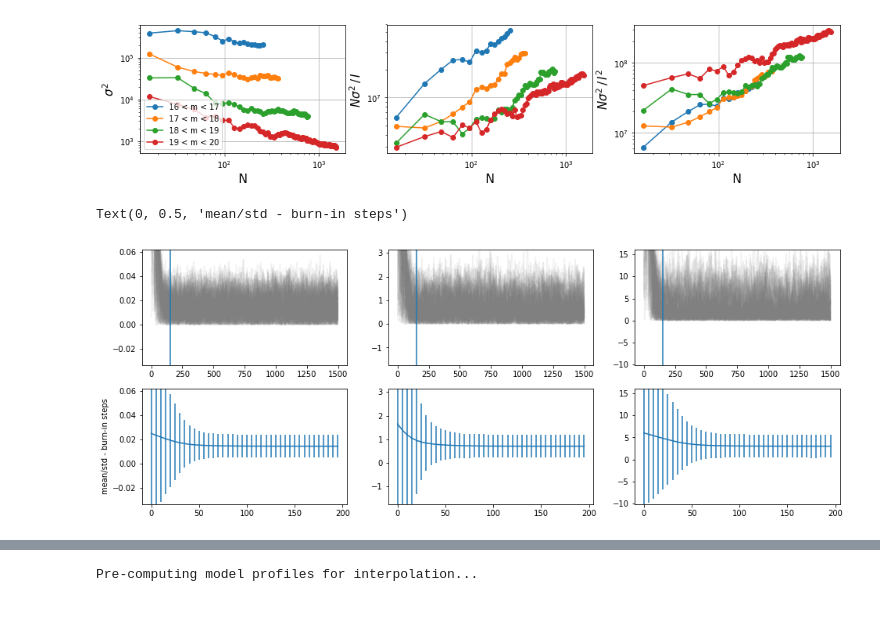
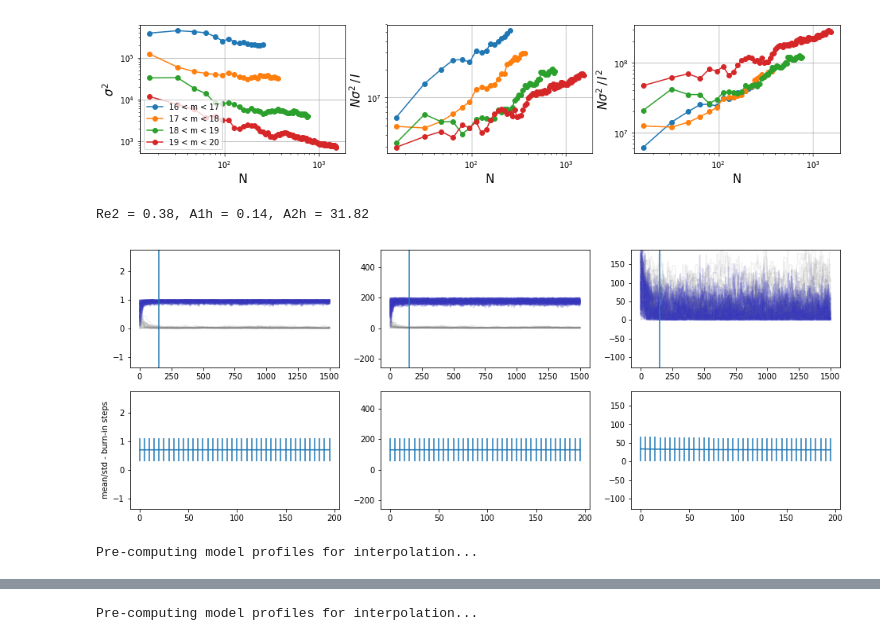
Before and after one commit to yuntingcheng/python_ciber, a Jupyter notebook: stack_modelfit/Untitled.ipynb, the cells around one changed output, grey strips where cells are left out. Cells and saved outputs as stored; diff of their text form; code cells hidden in the pictures; blank space fills up the shorter version.

```diff
--- a/stack_modelfit/Untitled.ipynb
+++ b/stack_modelfit/Untitled.ipynb
@@ -157,8 +157,8 @@ plt.savefig('/Users/ytcheng/Desktop/cov_scale.png', dpi = 150,bbox_inches='tight
 from run_fit import *
 
 inst = 1
-ifield = 7
-im = 3
+ifield = 5
+im = 0
 Npar = 3
 burn_in = 150
 
@@ -201,32 +201,44 @@ ax[0][1].axvline(burn_in)
 ax[0][2].axvline(burn_in)
 
 for ipar in range(Npar):
     m = [np.mean(flatsamps[i:,:,ipar]) for i in np.arange(0,200,5)]
     e = [np.std(flatsamps[i:,:,ipar]) for i in np.arange(0,200,5)]
     ax[1][ipar].errorbar(np.arange(0,200,5), m, e)
     ax[0][ipar].set_ylim([m[-1]-5*e[-1], m[-1]+5*e[-1]])
     ax[1][ipar].set_ylim([m[-1]-5*e[-1], m[-1]+5*e[-1]])
 
 ax[1][0].set_ylabel('mean/std - burn-in steps')
 
 fitparamdat = get_mcmc_fit_params_3par(inst,im, ifield=ifield,subsub=subsub)
 Re2, A1h, A2h = fitparamdat['Re2'], fitparamdat['A1h'], fitparamdat['A2h'],
 
 print('Re2 = %.2f, A1h = %.2f, A2h = %.2f'%(Re2, A1h, A2h))
 # fig, ax = plt.subplots(1, 3, figsize = (16,6))
 # import pymc3 as pm3
 # lags=np.arange(1,500)
 # for i in range(flatsamps.shape[1]):
 #     autocorr = [pm3.autocorr(flatsamps[burn_in:,i,0], l) for l in lags]
 #     ax[0].plot(lags, autocorr, c='grey',alpha=0.2)
 #     if Npar==3:
 #         autocorr = [pm3.autocorr(flatsamps[burn_in:,i,1], l) for l in lags]
 #         ax[1].plot(lags, autocorr, c='grey',alpha=0.2)
 #         autocorr = [pm3.autocorr(flatsamps[burn_in:,i,2], l) for l in lags]
 #         ax[2].plot(lags, autocorr, c='grey',alpha=0.2)
 #     else:
 #         autocorr = [pm3.autocorr(flatsamps[burn_in:,i,1], l) for l in lags]
 #         ax[2].plot(lags, autocorr, c='grey',alpha=0.2)
 # %% [output]
-Text(0, 0.5, 'mean/std - burn-in steps')
+Re2 = 0.38, A1h = 0.14, A2h = 31.82
-[figure, old version]
+[figure, new version]
+# %%
+from run_fit import *
+inst = 1
+ifield = 5
+im = 0
+filt_order = filt_order_dict[inst]
+subsub = False
+
+param_fit = fit_stacking_mcmc(inst, ifield, im, filt_order, subsub=subsub)
+param_fit.get_profgal_model_interp()
+# %% [output]
+Pre-computing model profiles for interpolation...
```
Also changed, not shown: parts of 15 cells of this notebook, 2 other files.
